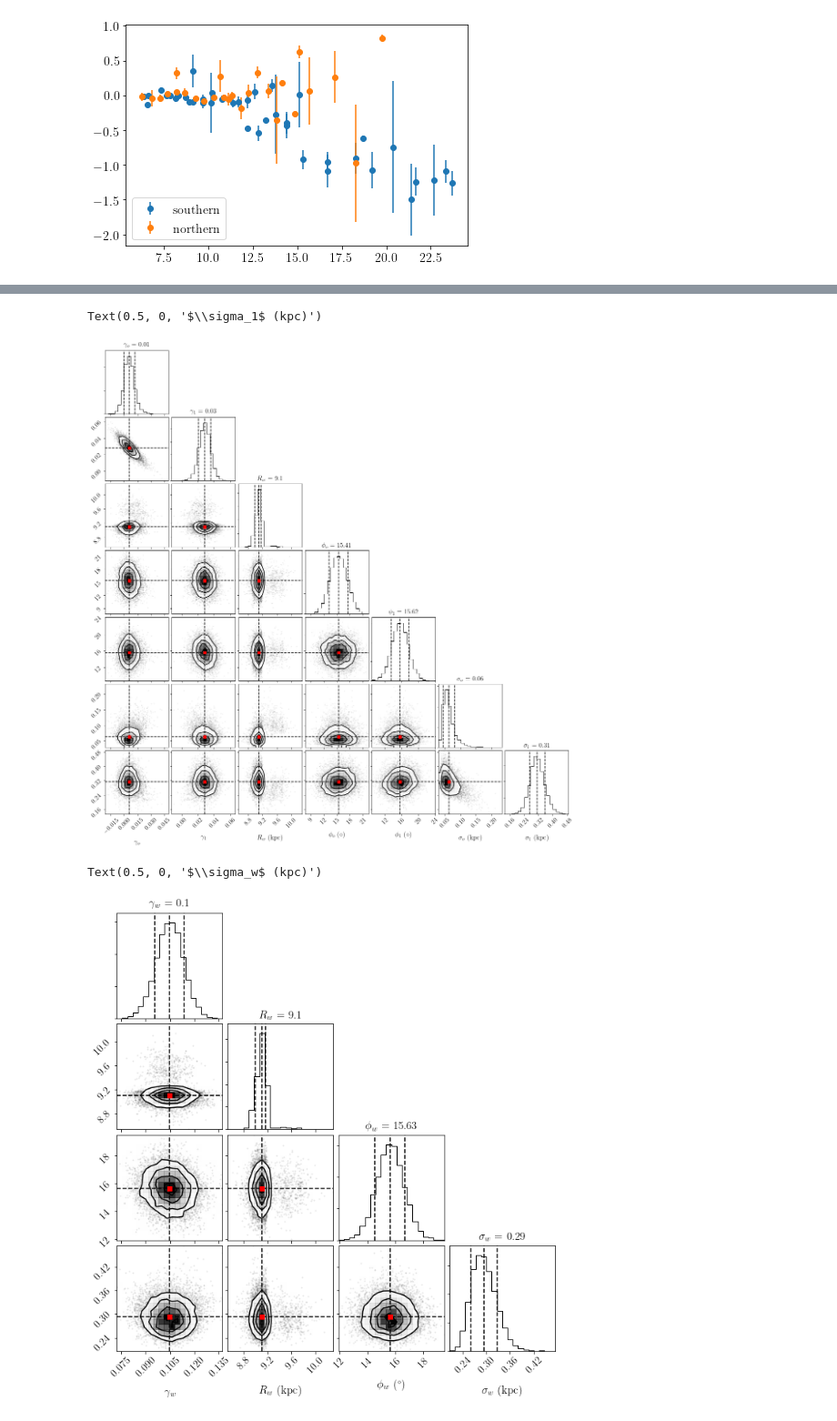
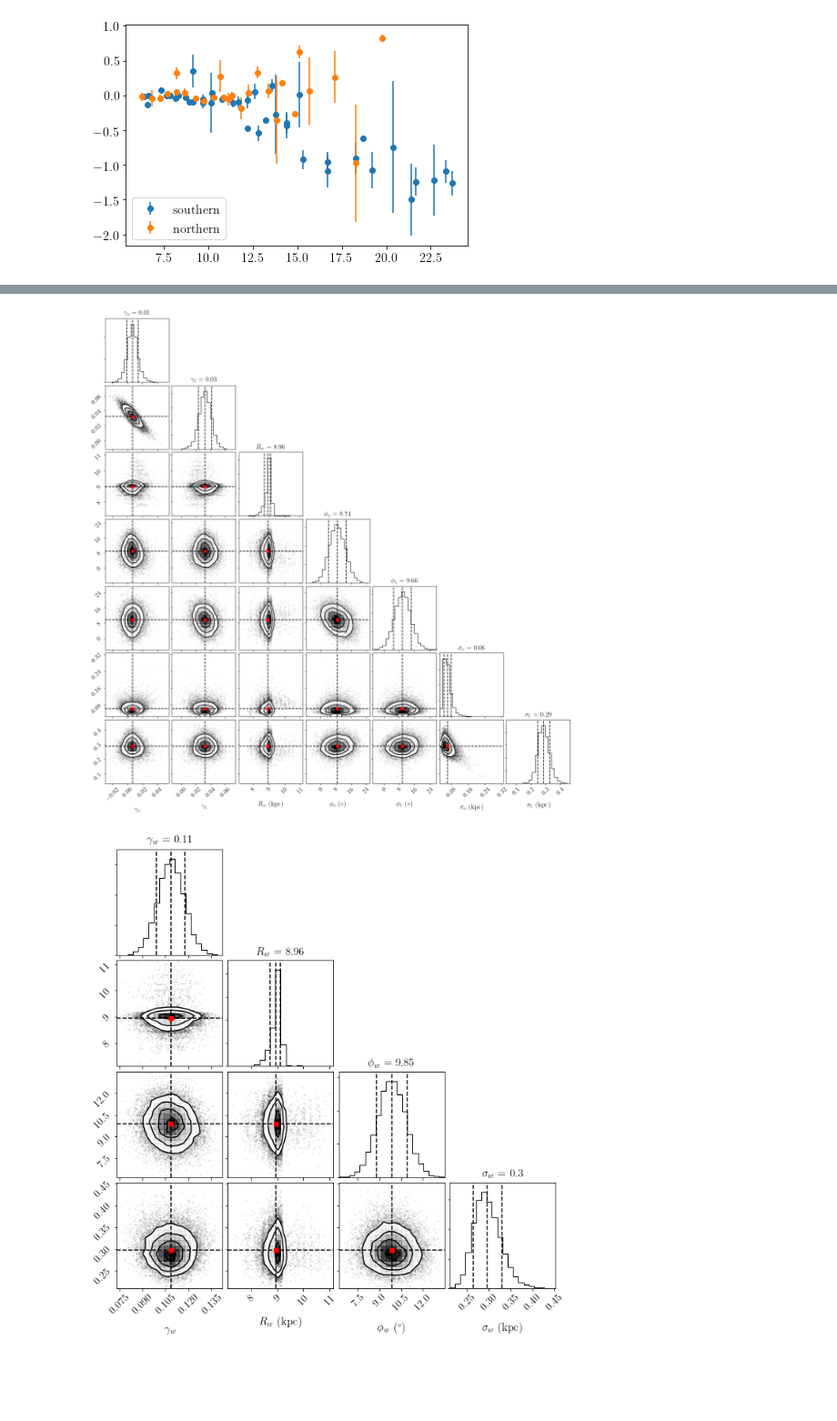
Before and after one commit to rizman18/MCMC-with-pymc3, a Jupyter notebook: Analysis of Galactic Warp with Cepheid.ipynb, the cells around one changed output, grey strips where cells are left out. Shown at 91% size. Drawn from its saved outputs; the diff is of its cells as text; code cells hidden in the pictures; blank space fills up the shorter version.

```diff
--- a/Analysis of Galactic Warp with Cepheid.ipynb
+++ b/Analysis of Galactic Warp with Cepheid.ipynb
@@ -53,2 +35,2 @@ tan = lambda x: np.tan(np.deg2rad(x))
 # %%
-df = pd.read_csv('cepheid_salma.csv')
+df = pd.read_csv('cepheid.csv')
@@ -181,9 +133,6 @@ plt.tight_layout()
  20.  20.5 21.  21.5 22.  22.5 23.  23.5 24.  24.5 25. ] [  0  30  60  90 120 150 180 210 240 270 300 330 360]
 [figure]
 # %%
-#df2 = pd.read_csv('../get_mean_median/data_mean_RGB_00_60_3f.csv')
-#df = pd.concat([df1, df2])
-
 N = df1['r'].count()
 rmaks = df1['r'].max()
 rmin = df1['r'].min()
@@ -195,37 +144,28 @@ z = df1['z'].to_numpy()
 def logistic(L, x0, k=N, t=np.linspace(rmin, rmaks, N)):
     return L / (1 + tt.exp(-k * (t - x0)))
 
-draw = 5000
+draw = 10_000
 rantai = 2
-seed = 5
-
-switch_bawah = 9.
-switch_atas = 13.
-
-for i in range(2):
-    print (i)
+seed = 6
 
 with pm.Model() as m0:
     betas1 = pm.Normal('amp0', 0., 1.)
     betas2 = pm.Normal('amp1', 0., 1.)
 
-    gammas1 = pm.Normal('fi0', 17., 2.)
-    gammas2 = pm.Normal('fi1', 17., 2.)
-
-    #b = pm.Uniform('b', 0., 0.1, shape = 2)
+    gammas1 = pm.Normal('fi0', 15., 5.)
+    gammas2 = pm.Normal('fi1', 15., 5.)
 
     sd1 = pm.HalfNormal('sd0', .5)
     sd2 = pm.HalfNormal('sd1', .5)
 
-    switchpoints = pm.Normal('R1', 9.3, .2)
+    switchpoints = pm.Normal('R1', 8.5, .5)
 
     amp = betas1 + logistic(betas2, switchpoints)
     fi0 = gammas1 + logistic(gammas2, switchpoints)
     dev = sd1 + logistic(sd2, switchpoints)
-    #be = b[0] + logistic(b[1], switchpoints)
 
     er_r1 = np.linspace(rmin, rmaks, N)
-    warp = amp * er_r1 * np.sin(np.deg2rad(fi -fi0)) #+ be
+    warp = amp * er_r1 * np.sin(np.deg2rad(fi -fi0))
 
     observed = pm.Normal('Z model', mu=warp, sd=dev, observed=z)
     trace0 = pm.sample(draw, tune=draw, chains=rantai, random_seed=seed, init='advi+adapt_diag', nuts_kwargs={'target_accept':0.95})
@@ -235,8 +175,6 @@ r1 = np.median(trace0['R1'])
 fi00 = np.median(trace0['fi1'])
 
 df2 = df1[df1['r'] > r1]
-
-plt.scatter(df2['r'], df2['z'])
 
 rr = df2['r'].to_numpy()
 zz = df2['z'].to_numpy()
@@ -307,16 +219,14 @@ figure = corner.corner(postsamples, labels=[r"$\gamma_0$", r"$\gamma_1$", r"$R_w
 # %%
-dro = 10_000
+amp0 = trace0['amp0']
+amp1 = trace0['amp1']
 
-amp0 = trace0['amp0'][0:10000]
-amp1 = trace0['amp1'][0:10000]
+fi0 = trace0['fi0']
+fi1 = trace0['fi1']
 
-fi0 = trace0['fi0'][0:10000]
-fi1 = trace0['fi1'][0:10000]
+er1 = trace0['R1']
 
-er1 = trace0['R1'][0:10000]
-
-sd0 = trace0['sd0'][0:10000]
-sd1 = trace0['sd1'][0:10000]
+sd0 = trace0['sd0']
+sd1 = trace0['sd1']
 
 postsamples = np.vstack((amp0, amp1, er1, fi0, fi1, sd0, sd1)).T
 
@@ -351,53 +261,47 @@ for yi in range(ndim):
         ax.plot(value2[xi], value2[yi], "sr")
         ax.set_xlabel(xlabel[xi], labelpad = 15, fontsize = 15)
 
-plt.xlabel(xlabel[-1], labelpad = 15, fontsize = 15)
-
-#plt.savefig('gaia_RGB_parameter_awal.png', dpi = 300)
+plt.xlabel(xlabel[-1], labelpad = 15, fontsize = 15);
 # %% [output]
-Text(0.5, 0, '$\\sigma_1$ (kpc)')
-[figure, old version]
+[figure, new version]
 # %%
-amp = trace['amp'][0:dro]
-fi0 = trace['fi0'][0:dro]
-er1 = trace0['R1'][0:dro]
-sd = trace['sd'][0:dro]
+amp1 = trace['amp']
+fi1 = trace['fi0']
+er1 = trace0['R1']
+sd1 = trace['sd']
 
-postsamples = np.vstack((amp, er1, fi0, sd)).T
+postsamples = np.vstack((amp1, er1, fi1, sd1)).T
 
 fig = corner.corner(postsamples)
 
 ndim = postsamples.shape[1]
 axes = np.array(fig.axes).reshape((ndim, ndim))
 
 names = ['$\gamma_w$', '$R_w$', '$\phi_w$', '$\sigma_w$']
 xlabel = ['$\gamma_w$', '$R_w$ (kpc)', '$\phi_w$ $(^\circ)$', '$\sigma_w$ (kpc)']
 q1 = np.quantile(postsamples, .14, axis = 0)
 q2 = np.quantile(postsamples, .86, axis = 0)
 value2 = np.mean(postsamples, axis=0)
 
 
 for i in range(ndim):
     ax = axes[i, i]
     ax.axvline(value2[i], color="black", linestyle = 'dashed')
     ax.axvline(q1[i], color="black", linestyle = 'dashed')
     ax.axvline(q2[i], color="black", linestyle = 'dashed')
     strq1 = str(q1[i])
     judul = names[i] + ' $ = $ ' + str(np.round(value2[i], 2))
     ax.set_title(judul, fontsize= 15)
 
 for yi in range(ndim):
 
     for xi in range(yi):
         ax = axes[yi, xi]
         ax.axvline(value2[xi], color="black", linestyle = 'dashed')
         ax.axhline(value2[yi], color="black", linestyle = 'dashed')
         ax.plot(value2[xi], value2[yi], "sr")
         ax.set_xlabel(xlabel[xi], labelpad = 15, fontsize = 15)
 
-plt.xlabel(xlabel[-1], labelpad = 15, fontsize = 15)
-
-#plt.savefig('gaia_RGB_parameter.png', dpi = 300)
+plt.xlabel(xlabel[-1], labelpad = 15, fontsize = 15);
 # %% [output]
-Text(0.5, 0, '$\\sigma_w$ (kpc)')
-[figure, old version]
+[figure, new version]
```
Also changed, not shown: parts of 18 cells of this notebook.
